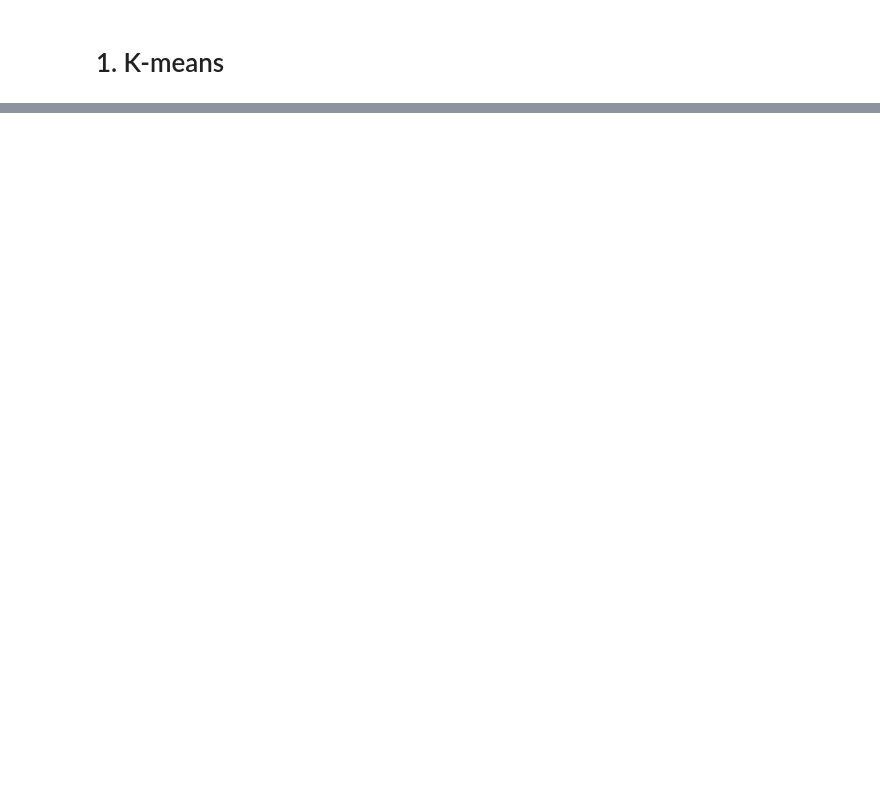
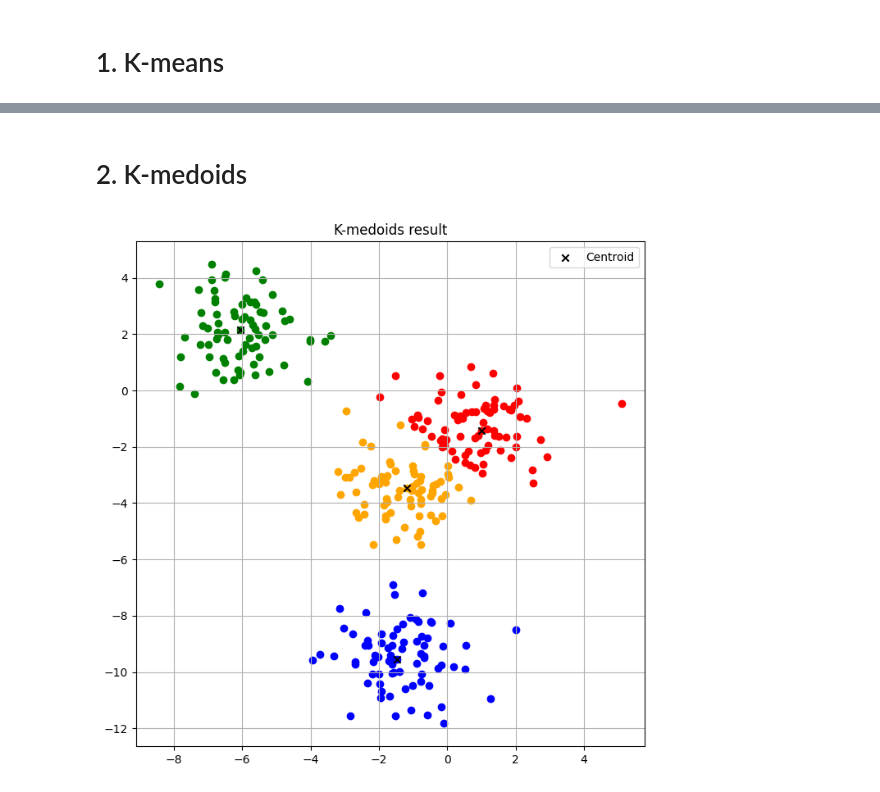
Before and after one commit to ram333n/data-mining-actual-problems, a Jupyter notebook: Lab_2/clustering.ipynb, the cells around one changed output, grey strips where cells are left out. Cells and saved outputs as stored; diff of their text form; code cells hidden in the pictures; blank space fills up the shorter version.

```diff
--- a/Lab_2/clustering.ipynb
+++ b/Lab_2/clustering.ipynb
@@ -20,0 +24,12 @@ PlotUtils.plot("K-means result", X, clusters, kmeans.centroids)
+# %% [markdown]
+# 2. K-medoids
+# %%
+X, _ = make_blobs(n_samples=300, centers=4, random_state=2)
+kmedoids = KMedoids(n_clusters=4, random_state=421)
+
+kmedoids.fit(X)
+clusters = kmedoids.labels
+
+PlotUtils.plot("K-medoids result", X, clusters, kmedoids.medoids)
+# %% [output]
+[figure, added]
```
Also changed, not shown: parts of 9 cells of this notebook, 1 other file.
